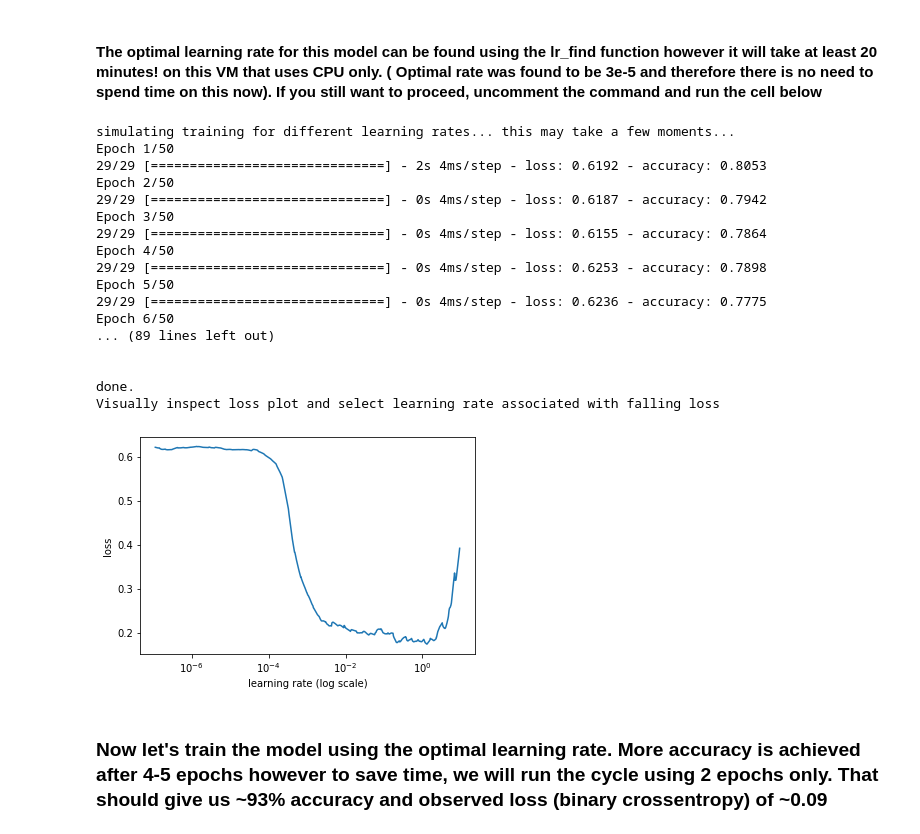
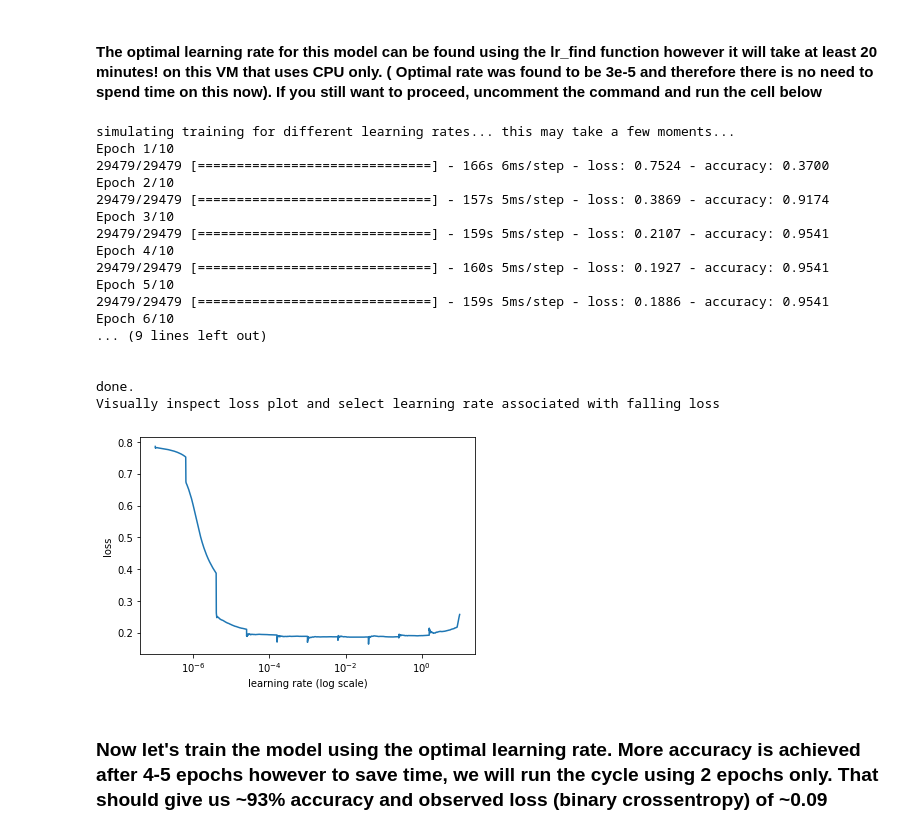
Before and after one commit to f5devcentral/ml_sqli_detector, a Jupyter notebook: ml_sqli_detector-nbsvm.ipynb, the cells around one changed output. Drawn from its saved outputs; the diff is of its cells as text; code cells hidden in the pictures.

Commit message:
Fasttext plus model

```diff
--- a/ml_sqli_detector-nbsvm.ipynb
+++ b/ml_sqli_detector-nbsvm.ipynb
@@ -94,7 +94,7 @@ from tensorflow.keras import Sequential
 from tensorflow.keras.layers import Dense, GaussianDropout, Flatten, LSTM, Embedding, GRU, SimpleRNN
 
 def get_model():
-    model = text.text_classifier('nbsvm', (trn),
+    model = text.text_classifier('fasttext', (trn),
                              preproc=preproc)
     #model.add(Dense(3, activation='sigmoid'))
     #model.add(GaussianDropout1D(0.2))
@@ -104,6 +104,7 @@ nbsvm_model = get_model()
 new_model = Sequential()
 new_model.add(nbsvm_model)
 new_model.add(Embedding(input_dim=500, output_dim=64))
+new_model.add(GRU(256, return_sequences=True))
 new_model.add(LSTM(64))
 #new_model.add(GRU(256, return_sequences=True))
 #new_model.add(SimpleRNN(128))
@@ -153,26 +142,26 @@ learner.freeze(1)
 # %% [markdown]
 #### The optimal learning rate for this model can be found using the **lr_find** function however it will take at least **20 minutes!** on this VM that uses CPU only. ( Optimal rate was found to be 3e-5 and therefore there is no need to spend time on this now). **If you still want to proceed**, uncomment the command and run the cell below
 # %%
-learner.lr_find(show_plot=True, max_epochs=50)
+learner.lr_find(show_plot=True, max_epochs=10)
 # %% [output]
 simulating training for different learning rates... this may take a few moments...
-Epoch 1/50
-29/29 [==============================] - 2s 4ms/step - loss: 0.6192 - accuracy: 0.8053
-Epoch 2/50
-29/29 [==============================] - 0s 4ms/step - loss: 0.6187 - accuracy: 0.7942
-Epoch 3/50
-29/29 [==============================] - 0s 4ms/step - loss: 0.6155 - accuracy: 0.7864
-Epoch 4/50
-29/29 [==============================] - 0s 4ms/step - loss: 0.6253 - accuracy: 0.7898
-Epoch 5/50
-29/29 [==============================] - 0s 4ms/step - loss: 0.6236 - accuracy: 0.7775
-Epoch 6/50
-... (89 lines left out)
+Epoch 1/10
+29479/29479 [==============================] - 166s 6ms/step - loss: 0.7524 - accuracy: 0.3700
+Epoch 2/10
+29479/29479 [==============================] - 157s 5ms/step - loss: 0.3869 - accuracy: 0.9174
+Epoch 3/10
+29479/29479 [==============================] - 159s 5ms/step - loss: 0.2107 - accuracy: 0.9541
+Epoch 4/10
+29479/29479 [==============================] - 160s 5ms/step - loss: 0.1927 - accuracy: 0.9541
+Epoch 5/10
+29479/29479 [==============================] - 159s 5ms/step - loss: 0.1886 - accuracy: 0.9541
+Epoch 6/10
+... (9 lines left out)
 
 
 done.
 Visually inspect loss plot and select learning rate associated with falling loss
-[figure, old version]
+[figure, new version]
 # %% [markdown]
 ### Now let's train the model using the optimal learning rate. More accuracy is achieved after 4-5 epochs however to save time, we will run the cycle using 2 epochs only. That should give us ~93% accuracy and observed loss (binary crossentropy) of ~0.09
 # %%
```
Also changed, not shown: parts of 6 cells of this notebook, 2 other files.
